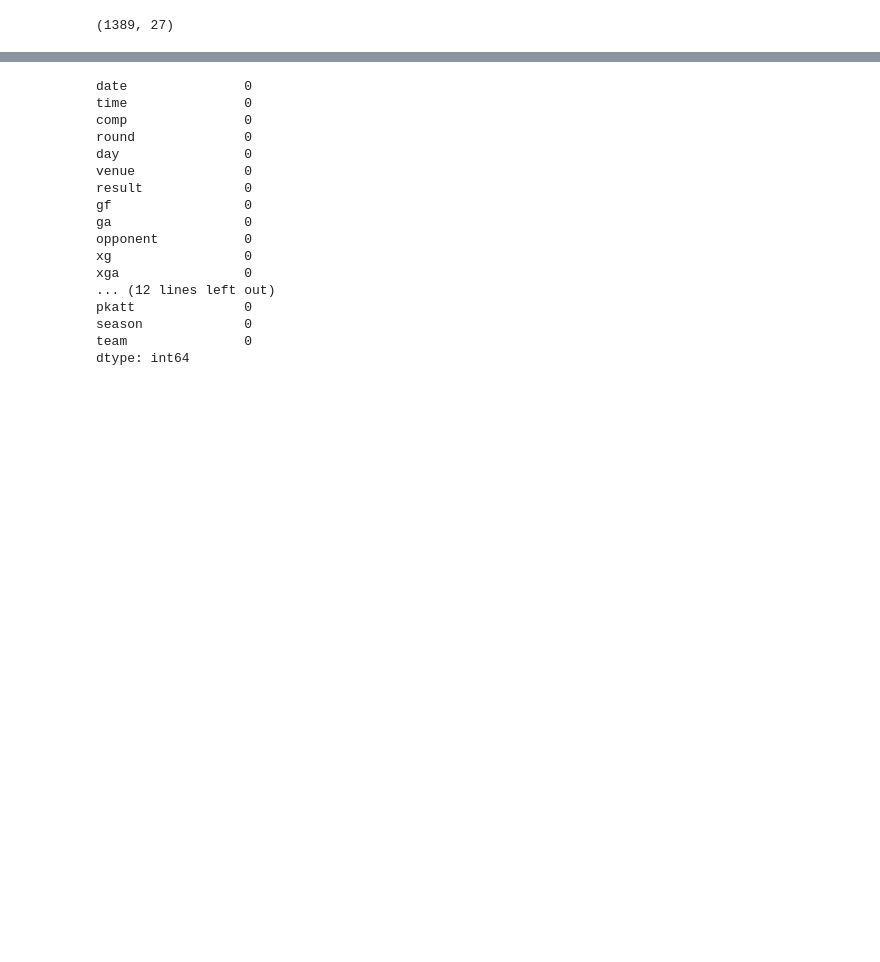
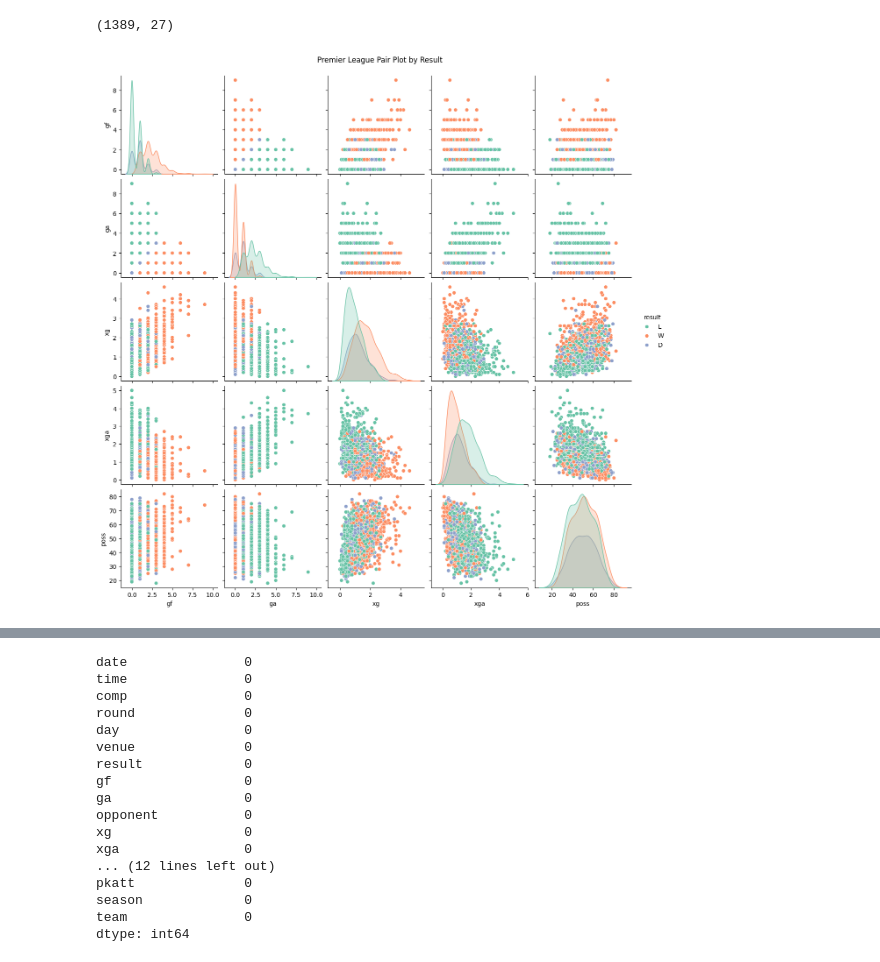
Before and after one commit to SameliaJ/data-mining-2025, a Jupyter notebook: premier_league_prediction_model.ipynb, the cells around one changed output, grey strips where cells are left out. Drawn from its saved outputs; the diff is of its cells as text; code cells hidden in the pictures; blank space fills up the shorter version.

```diff
--- a/premier_league_prediction_model.ipynb
+++ b/premier_league_prediction_model.ipynb
@@ -3,6 +6,7 @@
 # %%
 #data understanding: looking at the data
 import pandas as pd
+df = pd.read_csv('matches.csv')
 matches = pd.read_csv('matches.csv', index_col=0)
 matches.head()
 # %% [output]
@@ -17,3 +21,25 @@ matches.head()
 matches.shape
 # %% [output]
 (1389, 27)
+# %%
+import pandas as pd
+import seaborn as sns
+import matplotlib.pyplot as plt
+
+# List of numeric columns in your dataset
+numeric_cols = [
+    'gf', 'ga', 'xg', 'xga', 'poss'
+]
+
+# Filter only columns present in the DataFrame
+available_cols = [col for col in numeric_cols if col in df.columns]
+
+# Drop rows with missing data in selected columns and 'result'
+df_plot = df[available_cols + ['result']].dropna()
+
+# Create pair plot, color by match result
+sns.pairplot(df_plot, hue='result', diag_kind='kde', palette='Set2')
+plt.suptitle("Premier League Pair Plot by Result", y=1.02)
+plt.show()
+# %% [output]
+[figure, added]
```
Also changed, not shown: parts of 31 cells of this notebook.
